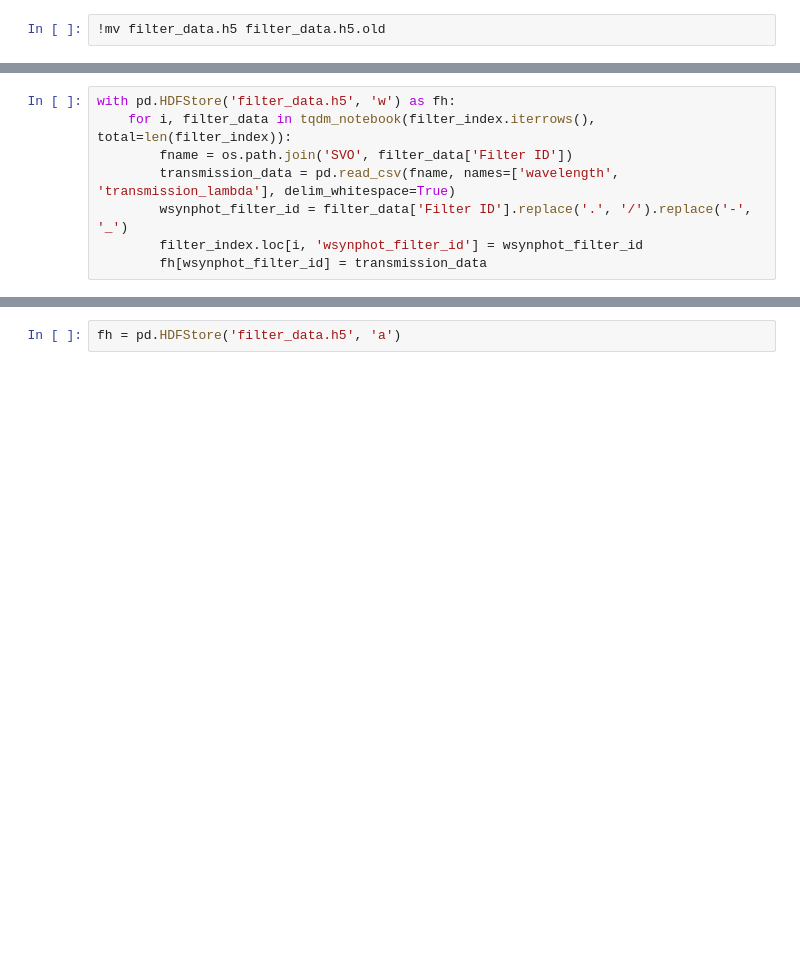
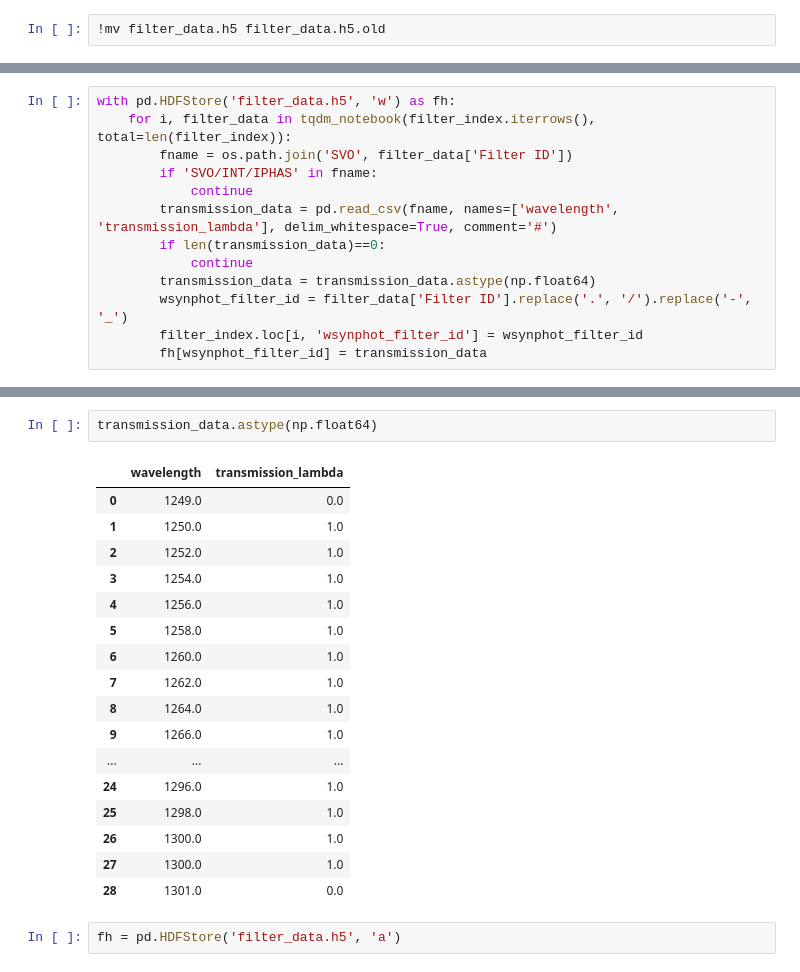
Before and after one commit to starkit/wsynphot, a Jupyter notebook: wsynphot/data/ingest_from_svo.ipynb, the cells around one changed output, grey strips where cells are left out. Saved outputs shown, nothing was run; the diff lists cells and outputs as text; blank space fills up the shorter version.

```diff
--- a/wsynphot/data/ingest_from_svo.ipynb
+++ b/wsynphot/data/ingest_from_svo.ipynb
@@ -163,7 +151,12 @@ filter_index = pd.read_hdf('svo_filter_index.h5')
 with pd.HDFStore('filter_data.h5', 'w') as fh:
     for i, filter_data in tqdm_notebook(filter_index.iterrows(), total=len(filter_index)):
         fname = os.path.join('SVO', filter_data['Filter ID'])
-        transmission_data = pd.read_csv(fname, names=['wavelength', 'transmission_lambda'], delim_whitespace=True)
+        if 'SVO/INT/IPHAS' in fname:
+            continue
+        transmission_data = pd.read_csv(fname, names=['wavelength', 'transmission_lambda'], delim_whitespace=True, comment='#')
+        if len(transmission_data)==0:
+            continue
+        transmission_data = transmission_data.astype(np.float64)
         wsynphot_filter_id = filter_data['Filter ID'].replace('.', '/').replace('-', '_')
         filter_index.loc[i, 'wsynphot_filter_id'] = wsynphot_filter_id
         fh[wsynphot_filter_id] = transmission_data
@@ -175,3 +165,23 @@ map directly to c-types [inferred_type->mixed,key->block0_values] [items->['wave
+# %%
+transmission_data.astype(np.float64)
+# %% [output]
+|  | wavelength | transmission_lambda |
+| 0 | 1249.0 | 0.0 |
+| 1 | 1250.0 | 1.0 |
+| 2 | 1252.0 | 1.0 |
+| 3 | 1254.0 | 1.0 |
+| 4 | 1256.0 | 1.0 |
+| 5 | 1258.0 | 1.0 |
+| 6 | 1260.0 | 1.0 |
+| 7 | 1262.0 | 1.0 |
+| 8 | 1264.0 | 1.0 |
+| 9 | 1266.0 | 1.0 |
+| ... | ... | ... |
+| 24 | 1296.0 | 1.0 |
+| 25 | 1298.0 | 1.0 |
+| 26 | 1300.0 | 1.0 |
+| 27 | 1300.0 | 1.0 |
+| 28 | 1301.0 | 0.0 |
 # %%
 fh = pd.HDFStore('filter_data.h5', 'a')
 # %%
```
Also changed, not shown: parts of 5 cells of this notebook.
